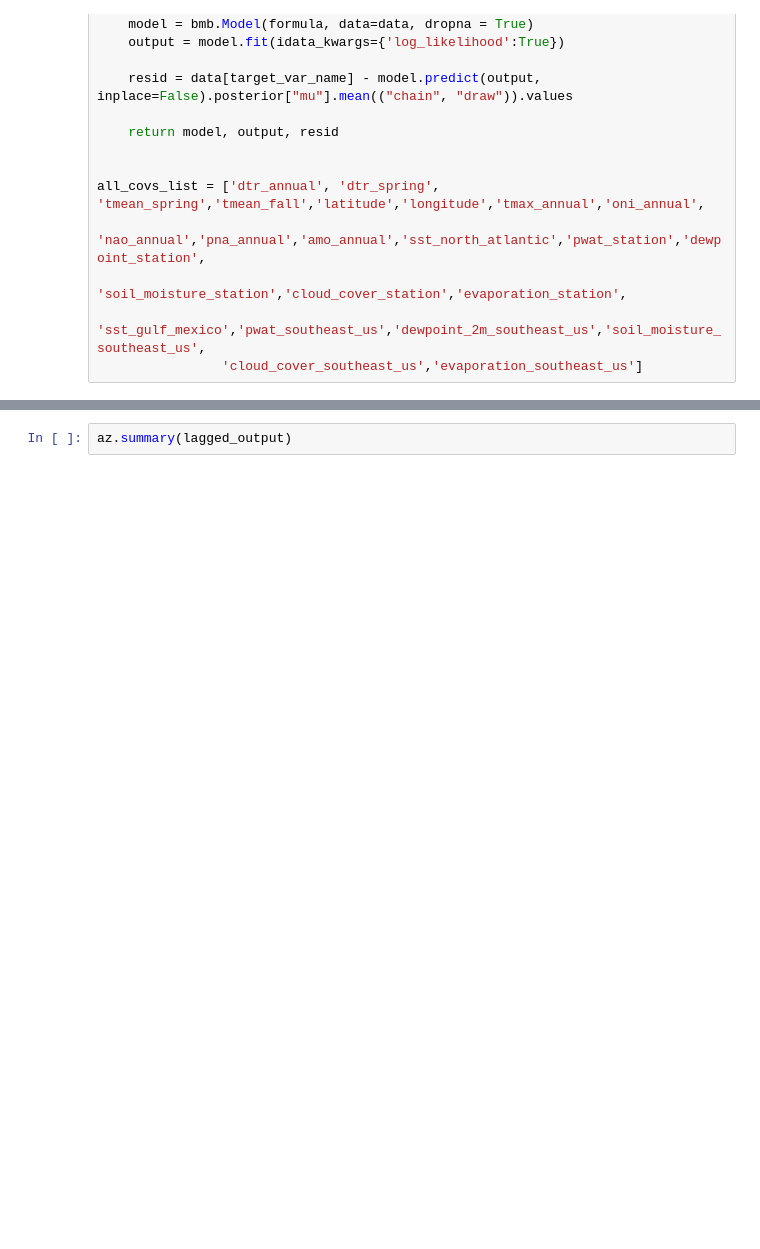
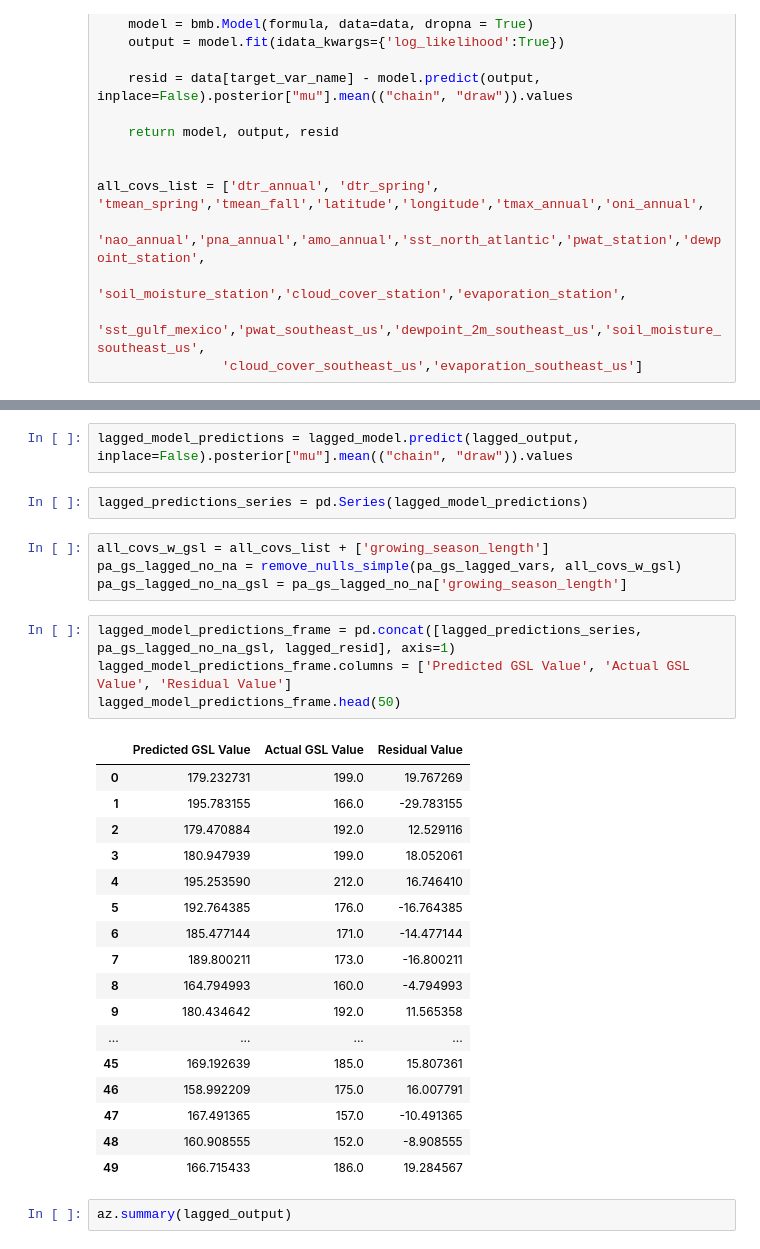
Before and after one commit to samjbaugh/reu26, a Jupyter notebook: Lagged_DataFrames.ipynb, the cells around one changed output, grey strips where cells are left out. Cells and saved outputs as stored; diff of their text form; blank space fills up the shorter version.

```diff
--- a/Lagged_DataFrames.ipynb
+++ b/Lagged_DataFrames.ipynb
@@ -101,3 +101,33 @@ Sampling 4 chains for 1_000 tune and 1_000 draw iterations (4_000 + 4_000 draws
+# %%
+lagged_model_predictions = lagged_model.predict(lagged_output, inplace=False).posterior["mu"].mean(("chain", "draw")).values
+# %%
+lagged_predictions_series = pd.Series(lagged_model_predictions)
+# %%
+all_covs_w_gsl = all_covs_list + ['growing_season_length']
+pa_gs_lagged_no_na = remove_nulls_simple(pa_gs_lagged_vars, all_covs_w_gsl)
+pa_gs_lagged_no_na_gsl = pa_gs_lagged_no_na['growing_season_length']
+# %%
+lagged_model_predictions_frame = pd.concat([lagged_predictions_series, pa_gs_lagged_no_na_gsl, lagged_resid], axis=1)
+lagged_model_predictions_frame.columns = ['Predicted GSL Value', 'Actual GSL Value', 'Residual Value']
+lagged_model_predictions_frame.head(50)
+# %% [output]
+|  | Predicted GSL Value | Actual GSL Value | Residual Value |
+| 0 | 179.232731 | 199.0 | 19.767269 |
+| 1 | 195.783155 | 166.0 | -29.783155 |
+| 2 | 179.470884 | 192.0 | 12.529116 |
+| 3 | 180.947939 | 199.0 | 18.052061 |
+| 4 | 195.253590 | 212.0 | 16.746410 |
+| 5 | 192.764385 | 176.0 | -16.764385 |
+| 6 | 185.477144 | 171.0 | -14.477144 |
+| 7 | 189.800211 | 173.0 | -16.800211 |
+| 8 | 164.794993 | 160.0 | -4.794993 |
+| 9 | 180.434642 | 192.0 | 11.565358 |
+| ... | ... | ... | ... |
+| 45 | 169.192639 | 185.0 | 15.807361 |
+| 46 | 158.992209 | 175.0 | 16.007791 |
+| 47 | 167.491365 | 157.0 | -10.491365 |
+| 48 | 160.908555 | 152.0 | -8.908555 |
+| 49 | 166.715433 | 186.0 | 19.284567 |
 # %%
 az.summary(lagged_output)
 # %% [output]
```
Also changed, not shown: parts of 3 cells of this notebook, 3 other files.
